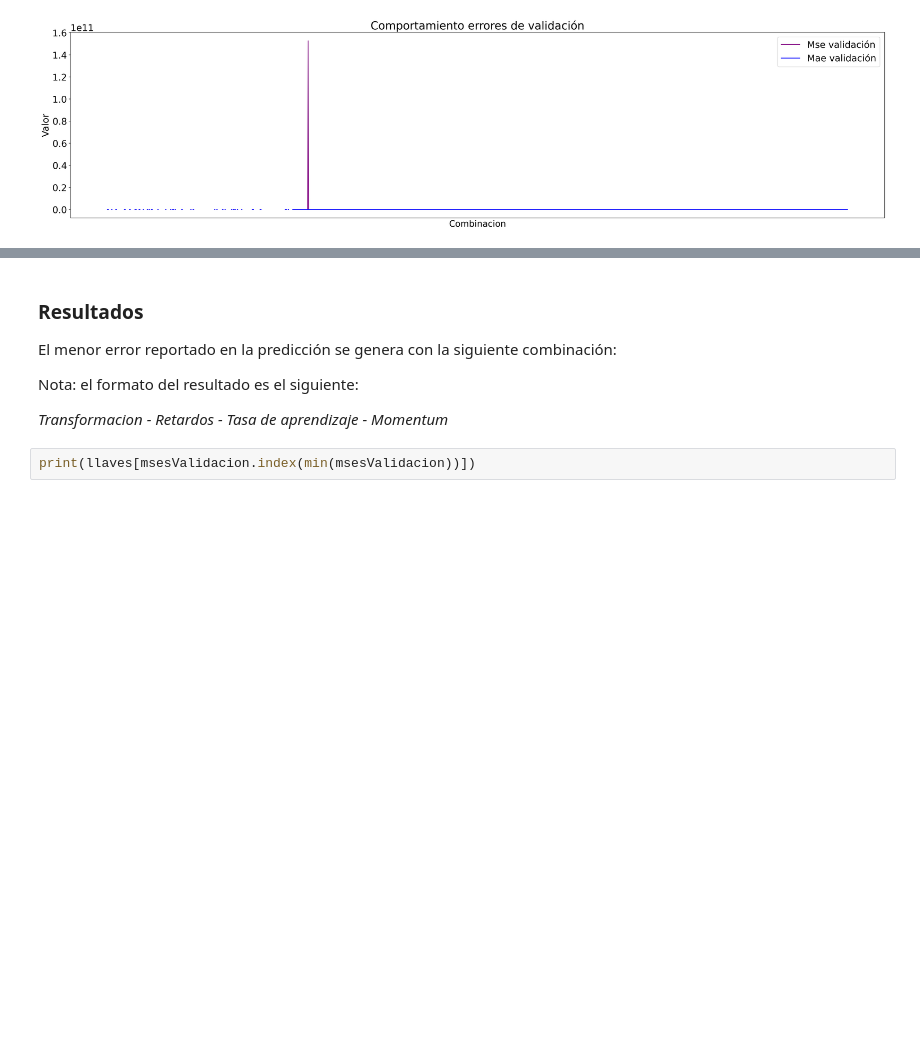
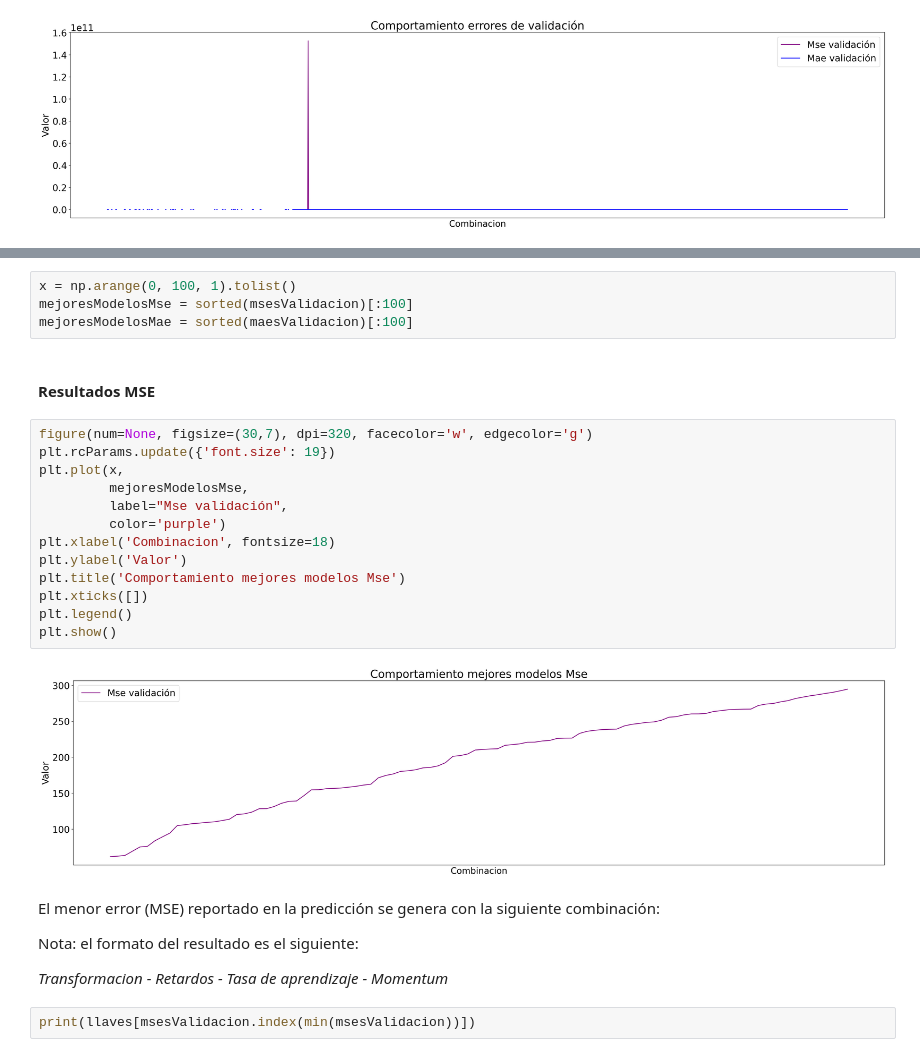
Before and after one commit to ANN-2019-2/evaluacion-edalpin, a Jupyter notebook: 01-precios.ipynb, the cells around one changed output, grey strips where cells are left out. Cells and saved outputs as stored; diff of their text form; blank space fills up the shorter version.

```diff
--- a/01-precios.ipynb
+++ b/01-precios.ipynb
@@ -428,7 +432,26 @@ plt.show()
+# %%
+x = np.arange(0, 100, 1).tolist()
+mejoresModelosMse = sorted(msesValidacion)[:100]
+mejoresModelosMae = sorted(maesValidacion)[:100]
+# %% [markdown]
+#### Resultados MSE
+# %%
+figure(num=None, figsize=(30,7), dpi=320, facecolor='w', edgecolor='g')
+plt.rcParams.update({'font.size': 19})
+plt.plot(x,
+         mejoresModelosMse,
+         label="Mse validación",
+         color='purple')
+plt.xlabel('Combinacion', fontsize=18)
+plt.ylabel('Valor')
+plt.title('Comportamiento mejores modelos Mse')
+plt.xticks([])
+plt.legend()
+plt.show()
+# %% [output]
+[figure, added]
 # %% [markdown]
-### Resultados
-
-El menor error reportado en la predicción se genera con la siguiente combinación:
+El menor error (MSE) reportado en la predicción se genera con la siguiente combinación:
 
 Nota: el formato del resultado es el siguiente:
 
```
Also changed, not shown: parts of 7 cells of this notebook.
